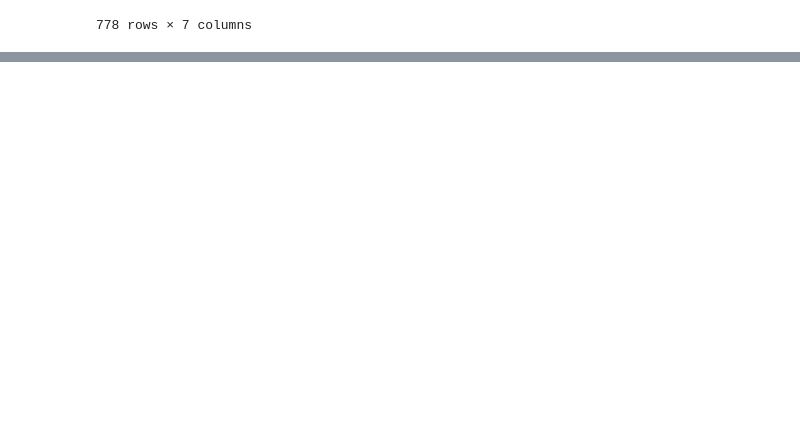
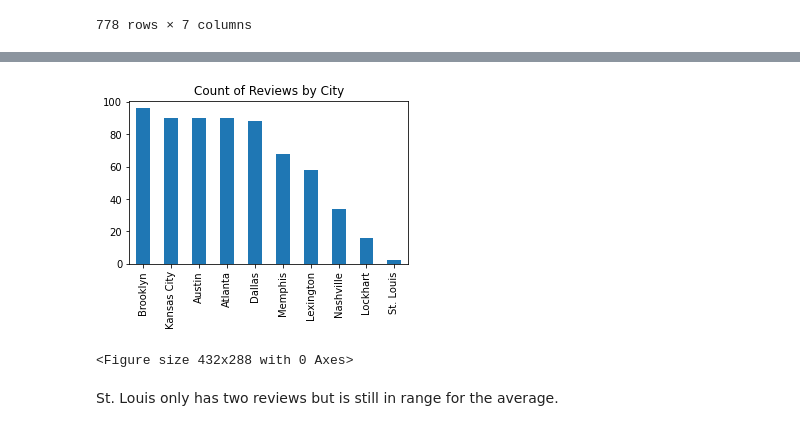
Before and after one commit to jcrettig/API_Group_Project, a Jupyter notebook: DE_working_file_v2.ipynb, the cells around one changed output, grey strips where cells are left out. Saved outputs shown, nothing was run; the diff lists cells and outputs as text; code cells hidden in the pictures; blank space fills up the shorter version.

```diff
--- a/DE_working_file_v2.ipynb
+++ b/DE_working_file_v2.ipynb
@@ -162,0 +216,5 @@ review_df
+# %%
+#City reviews by count-Andrea
+#city_count =(review_df.groupby("City")["Rating"]).value_counts()
+city_count =reviews_df["City"].value_counts()
+city_count.head
@@ -162,0 +233,14 @@ review_df
+# %%
+##MatplotLib reviews by count -Andrea
+city_count.plot(kind="bar", figsize=(5,3))
+
+# Set a title for the chart
+plt.title("Count of Reviews by City")
+
+plt.show()
+plt.tight_layout()
+# %% [output]
+[figure, added]
+<Figure size 432x288 with 0 Axes>
+# %% [markdown]
+St. Louis only has two reviews but is still in range for the average.
```
Also changed, not shown: parts of 17 cells of this notebook.
